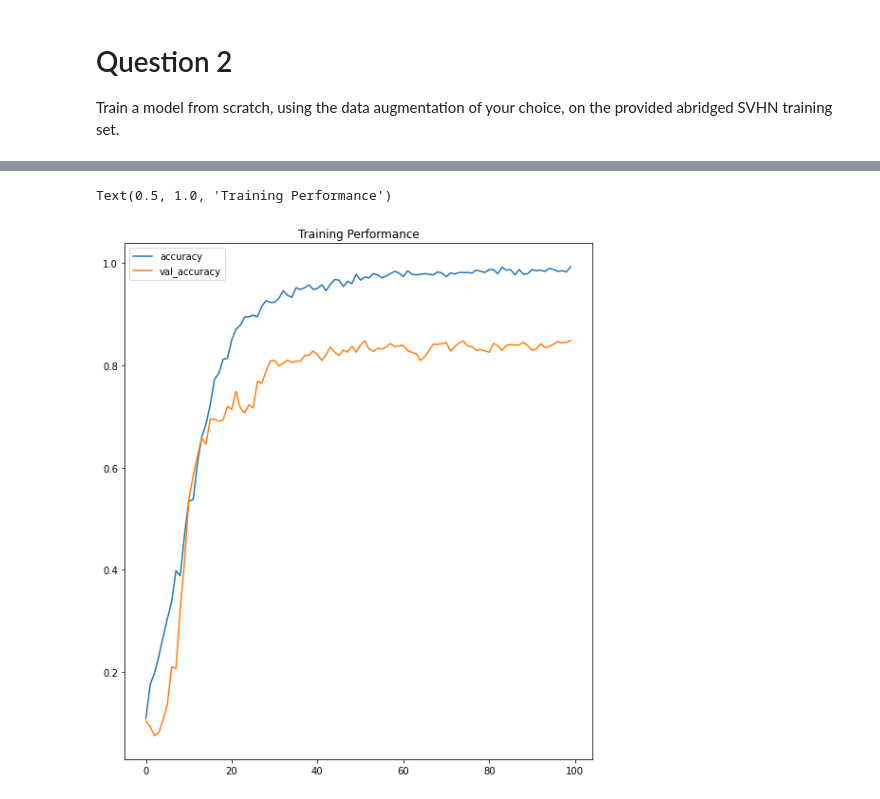
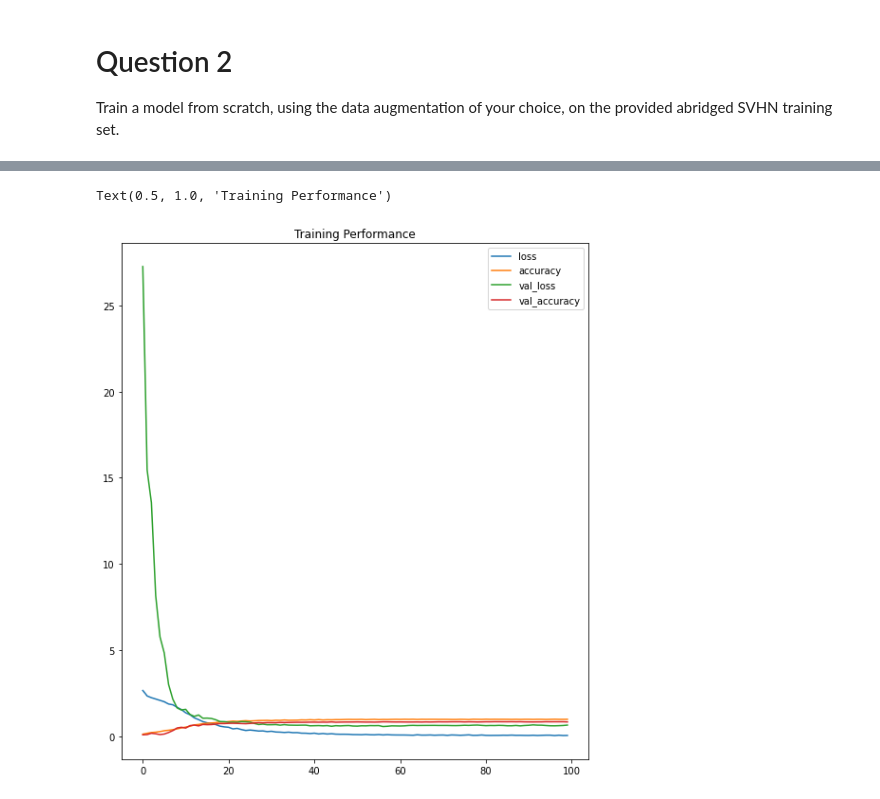
Before and after one commit to Jackhu-gc/CAB420Assignment1A, a Jupyter notebook: Ass1A_Q3_JH.ipynb, the cells around one changed output, grey strips where cells are left out. Saved outputs shown, nothing was run; the diff lists cells and outputs as text; code cells hidden in the pictures.

```diff
--- a/Ass1A_Q3_JH.ipynb
+++ b/Ass1A_Q3_JH.ipynb
@@ -270,7 +338,4 @@ datagen = ImageDataGenerator(
 # %%
-# batch_size = 128
-# num_epochs = 20
-#
 inputs = keras.Input(shape=(32, 32, 3, ), name='img')
 x = vgg_net(inputs, [16,32], [1024, 256], 0.2, 0.2)
 output = layers.Dense(10)(x)
@@ -282,16 +347,6 @@ model_augmented_cnn.compile(loss=keras.losses.SparseCategoricalCrossentropy(from
 history = model_augmented_cnn.fit_generator(datagen.flow(train, train_y, batch_size=128),
                     steps_per_epoch=1000//128,
                     epochs=100,
-                    validation_data=(test, test_y), verbose=False)
-# fig = plt.figure(figsize=[20, 6])
-# ax = fig.add_subplot(1, 2, 1)
-# ax.plot(history.history['loss'], label="Training Loss")
-# ax.plot(history.history['val_loss'], label="Validation Loss")
-# ax.legend()
-
-# ax = fig.add_subplot(1, 2, 2)
-# ax.plot(history.history['accuracy'], label="Training Accuracy")
-# ax.plot(history.history['val_accuracy'], label="Validation Accuracy")
-# ax.legend()
-# train_and_eval(model_cnn, new_train, new_train_y, test, test_y, 'vgg_2stage_FashionMNIST_small_1.h5', batch_size, num_epochs)
+                    validation_data=(test, test_y), verbose=False,
+                                           class_weight=class_weights)
 # %% [output]
@@ -312,15 +367,15 @@ Test accuracy: 0.8482
 # %%
 fig = plt.figure(figsize=[30, 10])
 ax = fig.add_subplot(1, 3, 1)
-# plt.plot(history.history['loss'], label='loss')
+plt.plot(history.history['loss'], label='loss')
 plt.plot(history.history['accuracy'], label='accuracy')
-# plt.plot(history.history['val_loss'], label='val_loss')
+plt.plot(history.history['val_loss'], label='val_loss')
 plt.plot(history.history['val_accuracy'], label='val_accuracy')
 ax.legend()
 ax.set_title('Training Performance')
 # %% [output]
 Text(0.5, 1.0, 'Training Performance')
-[figure, old version]
+[figure, new version]
 # %%
 model_cnn.summary()
 # %% [output]
```
Also changed, not shown: parts of 12 cells of this notebook, 1 other file.
